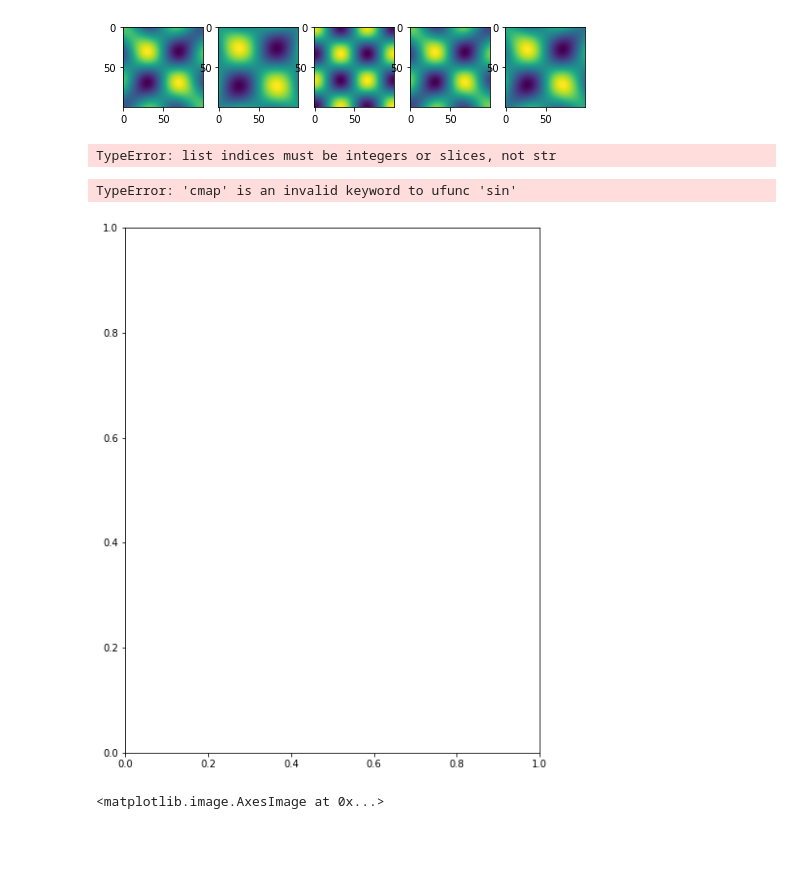
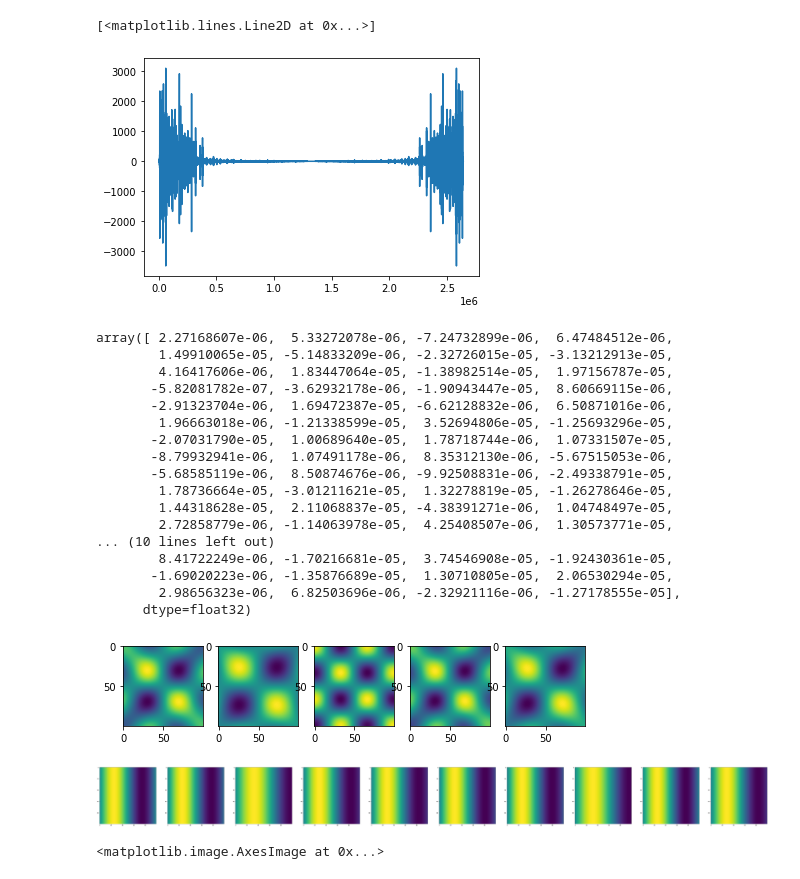
Before and after one commit to matibilkis/hackaton_AI_music, a Jupyter notebook: Untitled.ipynb, the cells around one changed output. Drawn from its saved outputs; the diff is of its cells as text; code cells hidden in the pictures; blank space fills up the shorter version.

```diff
--- a/Untitled.ipynb
+++ b/Untitled.ipynb
@@ -9,0 +9,5 @@ client.send(msg)
+# %%
+plt.plot(fourier)
+# %% [output]
+[<matplotlib.lines.Line2D at 0x...>]
+[figure, added]
@@ -10,3 +19,23 @@ client.send(msg)
+# %%
+np.svdata_corta
+# %% [output]
+array([ 2.27168607e-06,  5.33272078e-06, -7.24732899e-06,  6.47484512e-06,
+        1.49910065e-05, -5.14833209e-06, -2.32726015e-05, -3.13212913e-05,
+        4.16417606e-06,  1.83447064e-05, -1.38982514e-05,  1.97156787e-05,
+       -5.82081782e-07, -3.62932178e-06, -1.90943447e-05,  8.60669115e-06,
+       -2.91323704e-06,  1.69472387e-05, -6.62128832e-06,  6.50871016e-06,
+        1.96663018e-06, -1.21338599e-05,  3.52694806e-05, -1.25693296e-05,
+       -2.07031790e-05,  1.00689640e-05,  1.78718744e-06,  1.07331507e-05,
+       -8.79932941e-06,  1.07491178e-06,  8.35312130e-06, -5.67515053e-06,
+       -5.68585119e-06,  8.50874676e-06, -9.92508831e-06, -2.49338791e-05,
+        1.78736664e-05, -3.01211621e-05,  1.32278819e-05, -1.26278646e-05,
+        1.44318628e-05,  2.11068837e-05, -4.38391271e-06,  1.04748497e-05,
+        2.72858779e-06, -1.14063978e-05,  4.25408507e-06,  1.30573771e-05,
+... (10 lines left out)
+        8.41722249e-06, -1.70216681e-05,  3.74546908e-05, -1.92430361e-05,
+       -1.69020223e-06, -1.35876689e-05,  1.30710805e-05,  2.06530294e-05,
+        2.98656323e-06,  6.82503696e-06, -2.32921116e-06, -1.27178555e-05],
+      dtype=float32)
 # %%
 import matplotlib.pyplot as plt
 
@@ -49,28 +78,17 @@ x,y = np.meshgrid(x,y)
 def z(x,y, p, ini=2):
     image_array = 0
     for indi,k in zip(range(ini,ini+ len(p)+1), p ):
-        image_array+= k*np.sin(indi*x*np.pi/2, cmap='binary_r')#*np.sin(indi*y*np.pi/2)
+        image_array+= k*np.sin(indi*x*np.pi/2)#, cmap='binary_r')#*np.sin(indi*y*np.pi/2)
     return image_array
-# %%
-cmaps['Miscellaneous'] = [
-            'flag', 'prism', 'ocean', 'gist_earth', 'terrain', 'gist_stern',
-            'gnuplot', 'gnuplot2', 'CMRmap', 'cubehelix', 'brg',
-            'gist_rainbow', 'rainbow', 'jet', 'turbo', 'nipy_spectral',
-            'gist_ncar']
-
-name = cmaps['Miscellaneous']["gnuplot"]
-# %% [output]
-TypeError: list indices must be integers or slices, not str
 # %%
 plt.figure(figsize=(100,10))
 Nim=10
 for i in range(Nim):
     ax = plt.subplot2grid((1,Nim+1), (0,i))
     p=np.array([np.random.uniform() for k in range(2)])
-    ax = plt.imshow(z(x,y,p,ini=3),  cmap=plt.get_cmap(name))
+    ax = plt.imshow(z(x,y,p,ini=3))#,  cmap=plt.get_cmap(name))
 # %% [output]
-TypeError: 'cmap' is an invalid keyword to ufunc 'sin'
-[figure, old version]
+[figure, new version]
 # %%
 plt.imshow(np.random.randn(10,10))
 # %% [output]
```
Also changed, not shown: parts of 5 cells of this notebook, 4 other files.
